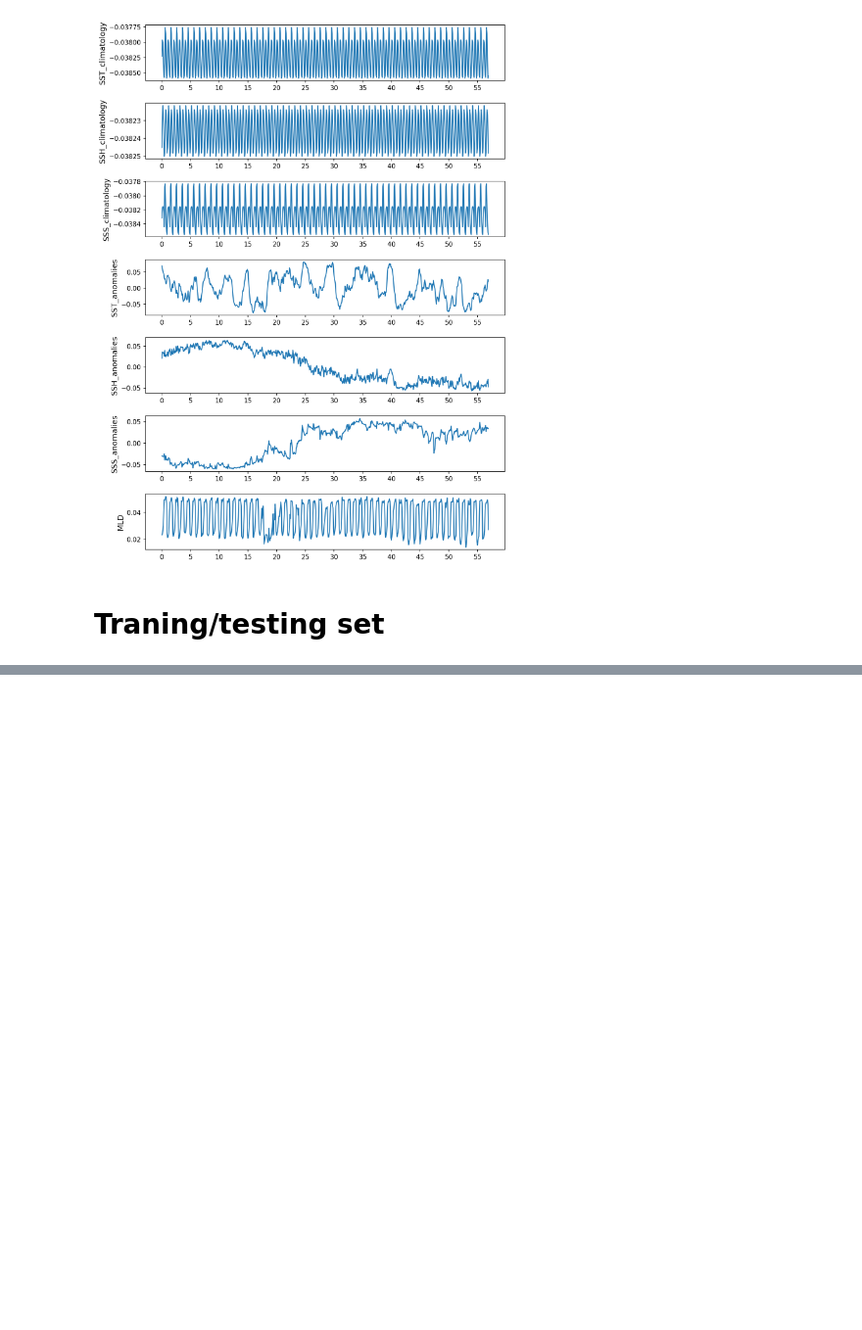
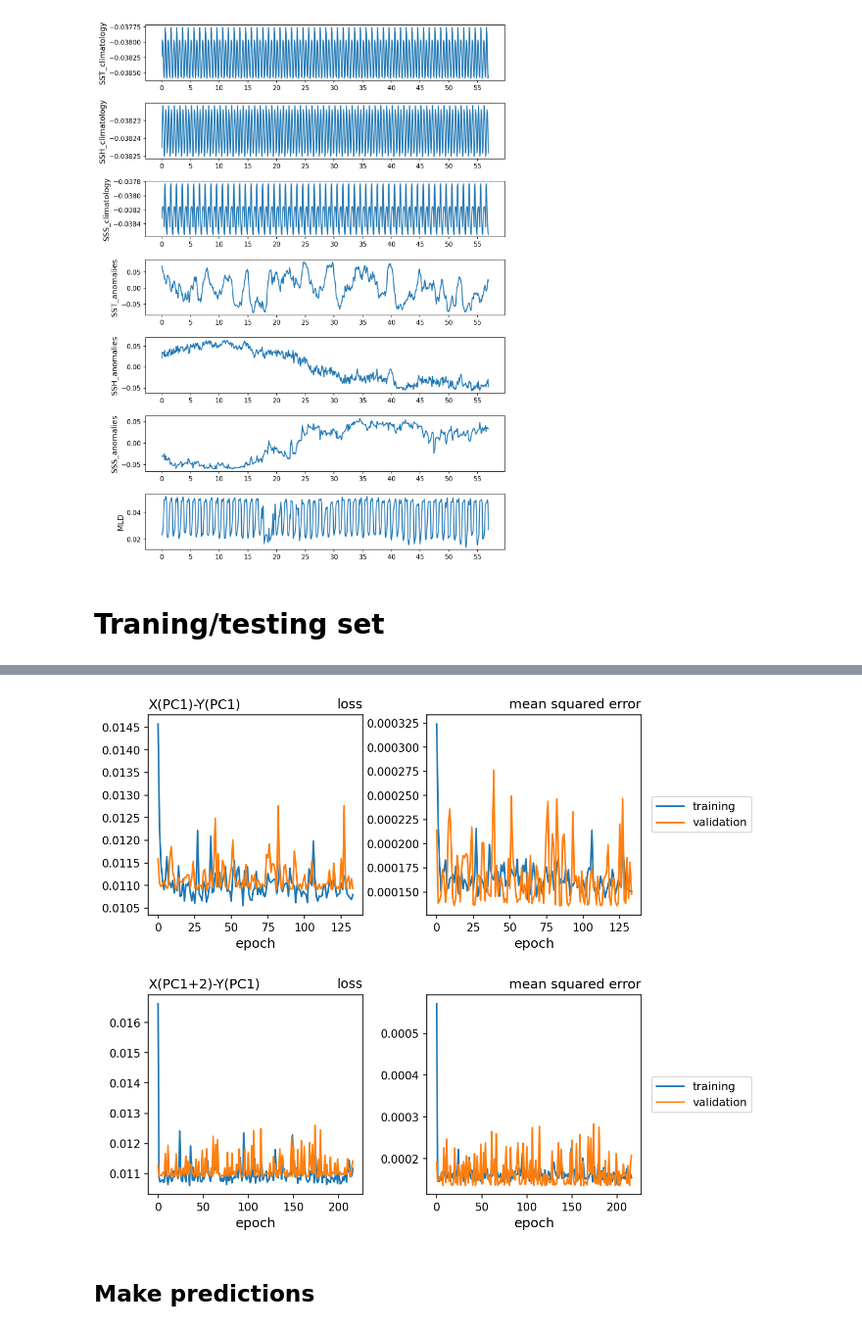
Before and after one commit to Yiyu-Zheng/MLinATS-HW, a Jupyter notebook: HW3/HW3-UnsupervisedLearning.ipynb, the cells around one changed output, grey strips where cells are left out. Shown at 98% size. Cells and saved outputs as stored; diff of their text form; code cells hidden in the pictures; blank space fills up the shorter version.

Commit message:
Train an ANN model on PCs

```diff
--- a/HW3/HW3-UnsupervisedLearning.ipynb
+++ b/HW3/HW3-UnsupervisedLearning.ipynb
@@ -298,0 +391,20 @@ Testing Features Shape: (103, 7)
+# %%
+# train the model
+early_stopping_callback = tf.keras.callbacks.EarlyStopping(monitor='val_loss',
+                                                          patience=patience,
+                                                          restore_best_weights=True,
+                                                          mode='auto',
+                                                          verbose=1)
+
+history11 = model11.fit(X11_train[:,:-1], y11_train,
+                    epochs=n_epochs,
+                    batch_size=bsize,
+                    shuffle=True,
+                    validation_split=var_split,
+                    callbacks=[early_stopping_callback],verbose=2)
+history21 = model21.fit(X21_train[:,:-1], y21_train,
+                    epochs=n_epochs,
+                    batch_size=bsize,
+                    shuffle=True,
+                    validation_split=var_split,
+                    callbacks=[early_stopping_callback],verbose=2)
@@ -298,0 +429,40 @@ Testing Features Shape: (103, 7)
+# %%
+# plot the loss during training
+# print(history.history.keys())
+
+fig = plt.figure(figsize=(8,8))
+fig.subplots_adjust(hspace=0.4, wspace=0.3)
+
+plt.subplot(2,2,1)
+plt.plot(history11.history['loss'],label = 'training')
+plt.plot(history11.history['val_loss'], label = 'validation')
+plt.title('loss', loc='right')
+plt.title('X(PC1)-Y(PC1)', loc='left')
+plt.xlabel('epoch')
+
+plt.subplot(2,2,2)
+plt.plot(history11.history['mse'],label = 'training')
+plt.plot(history11.history['val_mse'], label = 'validation')
+plt.title('mean squared error', loc='right')
+plt.xlabel('epoch')
+plt.legend(bbox_to_anchor=(1.05,.5), loc='center left', handlelength=2.5, borderaxespad=0., fontsize=10)
+
+plt.subplot(2,2,3)
+plt.plot(history21.history['loss'],label = 'training')
+plt.plot(history21.history['val_loss'], label = 'validation')
+plt.title('loss', loc='right')
+plt.title('X(PC1+2)-Y(PC1)', loc='left')
+plt.xlabel('epoch')
+
+plt.subplot(2,2,4)
+plt.plot(history21.history['mse'],label = 'training')
+plt.plot(history21.history['val_mse'], label = 'validation')
+plt.title('mean squared error', loc='right')
+plt.xlabel('epoch')
+plt.legend(bbox_to_anchor=(1.05,.5), loc='center left', handlelength=2.5, borderaxespad=0., fontsize=10)
+
+plt.show()
+# %% [output]
+[figure, added]
+# %% [markdown]
+## Make predictions
```
Also changed, not shown: parts of 15 cells of this notebook.
